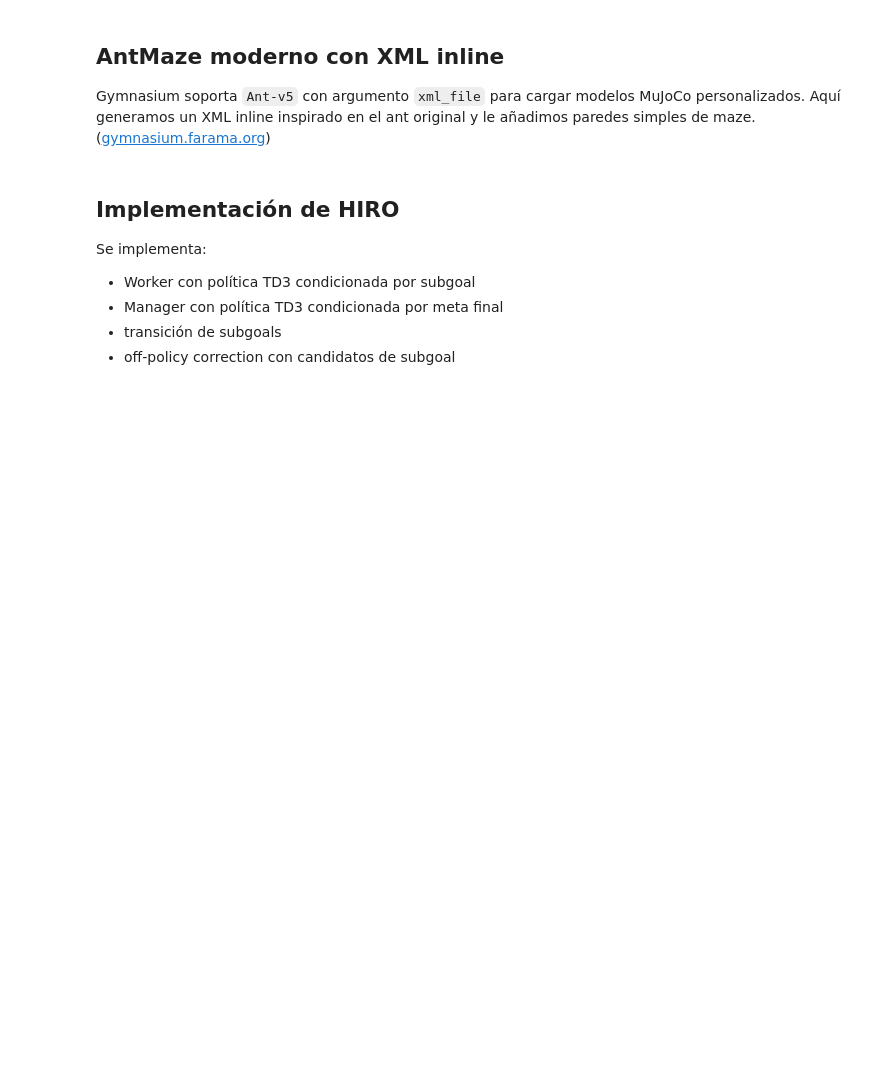
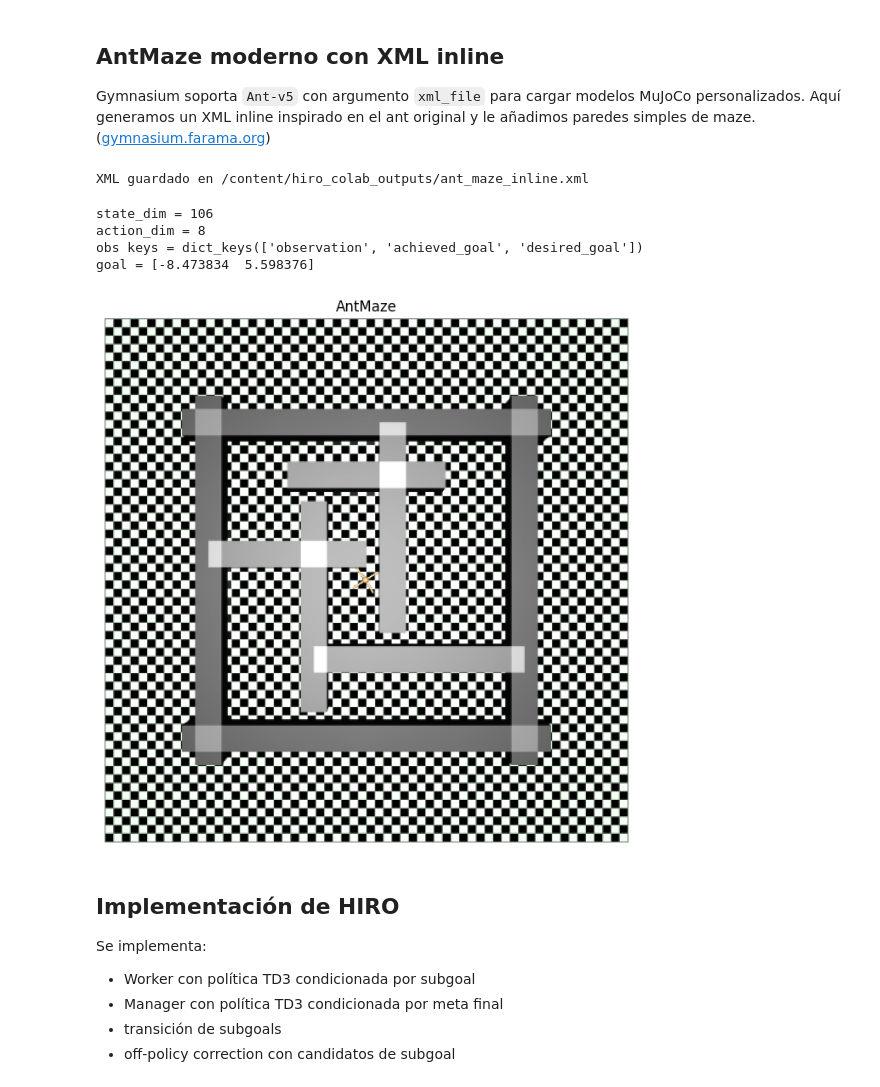
Before and after one commit to jcatumba/RL, a Jupyter notebook: hrl/hiro_antmaze_colab_moderno.ipynb, the cells around one changed output. Cells and saved outputs as stored; diff of their text form; code cells hidden in the pictures; blank space fills up the shorter version.

```diff
--- a/hrl/hiro_antmaze_colab_moderno.ipynb
+++ b/hrl/hiro_antmaze_colab_moderno.ipynb
@@ -136,7 +158,7 @@ ANT_MAZE_XML = r'''
     <geom name="maze_v3" type="box" pos=" 8  0 1" size="1 6 1" rgba="0.3 0.3 0.3 1" contype="1" conaffinity="1"/>
 
     <body name="torso" pos="0 0 0.75">
-      <camera name="track" mode="trackcom" pos="0 -6 3" xyaxes="1 0 0 0 1 2"/>
+      <!--<camera name="track" mode="trackcom" pos="0 -6 3" xyaxes="1 0 0 0 1 2"/>-->
       <geom name="torso_geom" pos="0 0 0" size="0.25" type="sphere"/>
       <joint armature="0" damping="0" limited="false" margin="0.01" name="root" pos="0 0 0" type="free"/>
 
@@ -206,6 +228,8 @@ ANT_MAZE_XML = r'''
 XML_PATH = OUT_DIR / 'ant_maze_inline.xml'
 XML_PATH.write_text(ANT_MAZE_XML)
 print('XML guardado en', XML_PATH)
+# %% [output]
+XML guardado en /content/hiro_colab_outputs/ant_maze_inline.xml
 # %%
 # ============================================
 # 4. Wrapper AntMaze con metas estilo HIRO
@@ -220,6 +244,12 @@ class AntMazeGoalEnv(gym.Env):
             'Ant-v5',
             xml_file=str(xml_path),
             render_mode=render_mode,
+            default_camera_config={
+                "distance": 50.0,
+                "elevation": -90.0,
+                "azimuth": 0.0,
+                "lookat": np.array([0.0, 0.0, 0.0]),
+            },
             terminate_when_unhealthy=False,
             healthy_reward=0.0,
             ctrl_cost_weight=0.0,
@@ -291,28 +321,46 @@ class AntMazeGoalEnv(gym.Env):
         return obs, reward, terminated, truncated, info
 
     def render(self):
-        return self.base_env.render()
+        renderer = self.base_env.unwrapped.mujoco_renderer
+        viewer = renderer._get_viewer(self.render_mode)
+
+        if viewer is not None and hasattr(viewer, "cam"):
+            viewer.cam.lookat[0] = 0.0
+            viewer.cam.lookat[1] = 0.0
+            viewer.cam.lookat[2] = 0.0
+            viewer.cam.distance = 50.0
+            viewer.cam.elevation = -90.0
+            viewer.cam.azimuth = 0.0
+
+        return renderer.render(self.render_mode)
 
     def close(self):
         self.base_env.close()
-
-env = AntMazeGoalEnv(XML_PATH, render_mode='rgb_array')
-obs, info = env.reset(seed=SEED)
-print('state_dim =', env.state_dim)
-print('action_dim =', env.action_dim)
-print('obs keys =', obs.keys())
-print('goal =', obs['desired_goal'])
+# %%
+env = AntMazeGoalEnv(XML_PATH, render_mode='rgb_array')
+obs, info = env.reset(seed=SEED)
+print('state_dim =', env.state_dim)
+print('action_dim =', env.action_dim)
+print('obs keys =', obs.keys())
+print('goal =', obs['desired_goal'])
+# %% [output]
+state_dim = 106
+action_dim = 8
+obs keys = dict_keys(['observation', 'achieved_goal', 'desired_goal'])
+goal = [-8.473834  5.598376]
 # %%
 # ==============================
 # 5. Visualización rápida del entorno
 # ==============================
 
 frame = env.render()
-plt.figure(figsize=(6,6))
+plt.figure(figsize=(8,8))
 plt.imshow(frame)
 plt.axis('off')
-plt.title('AntMaze moderno')
+plt.title('AntMaze')
 plt.show()
+# %% [output]
+[figure, added]
 # %% [markdown]
 ## Implementación de HIRO
 
```
Also changed, not shown: parts of 16 cells of this notebook.
